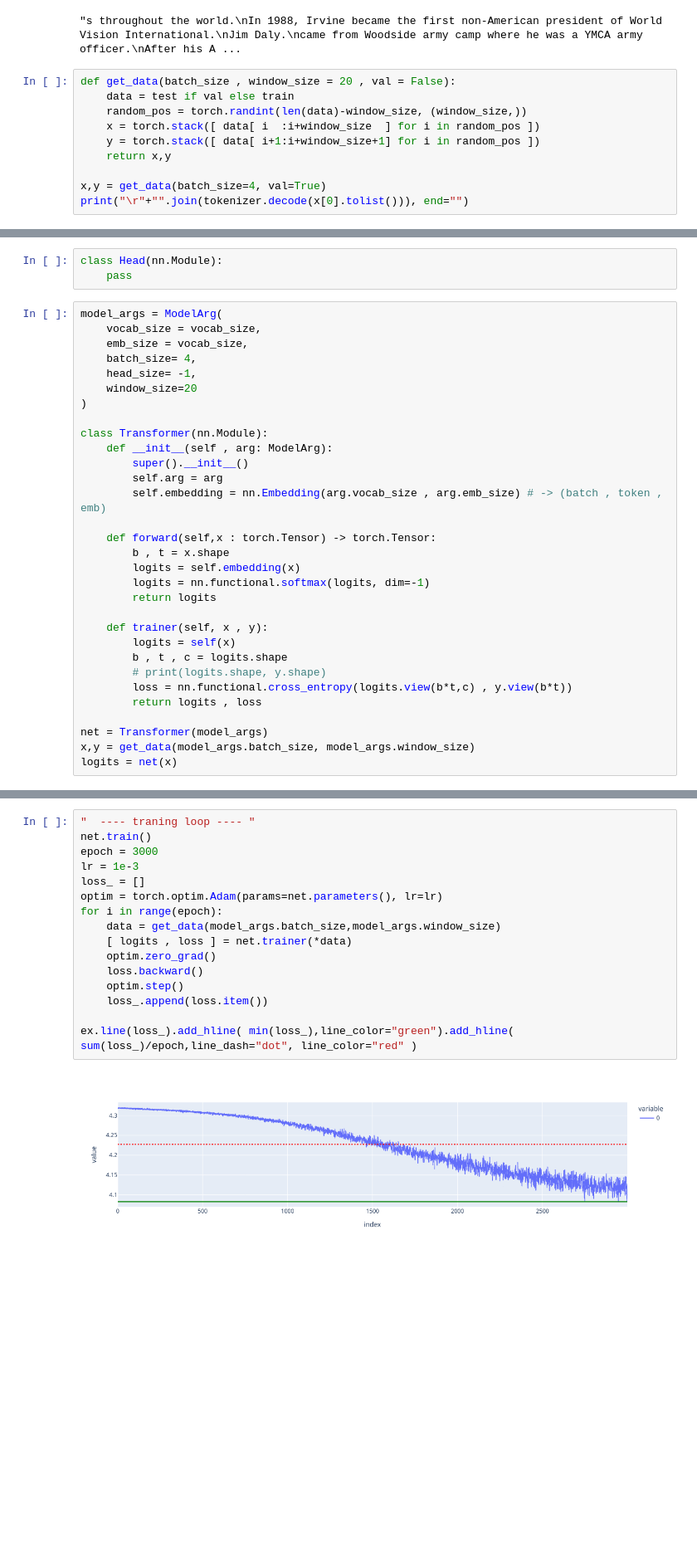
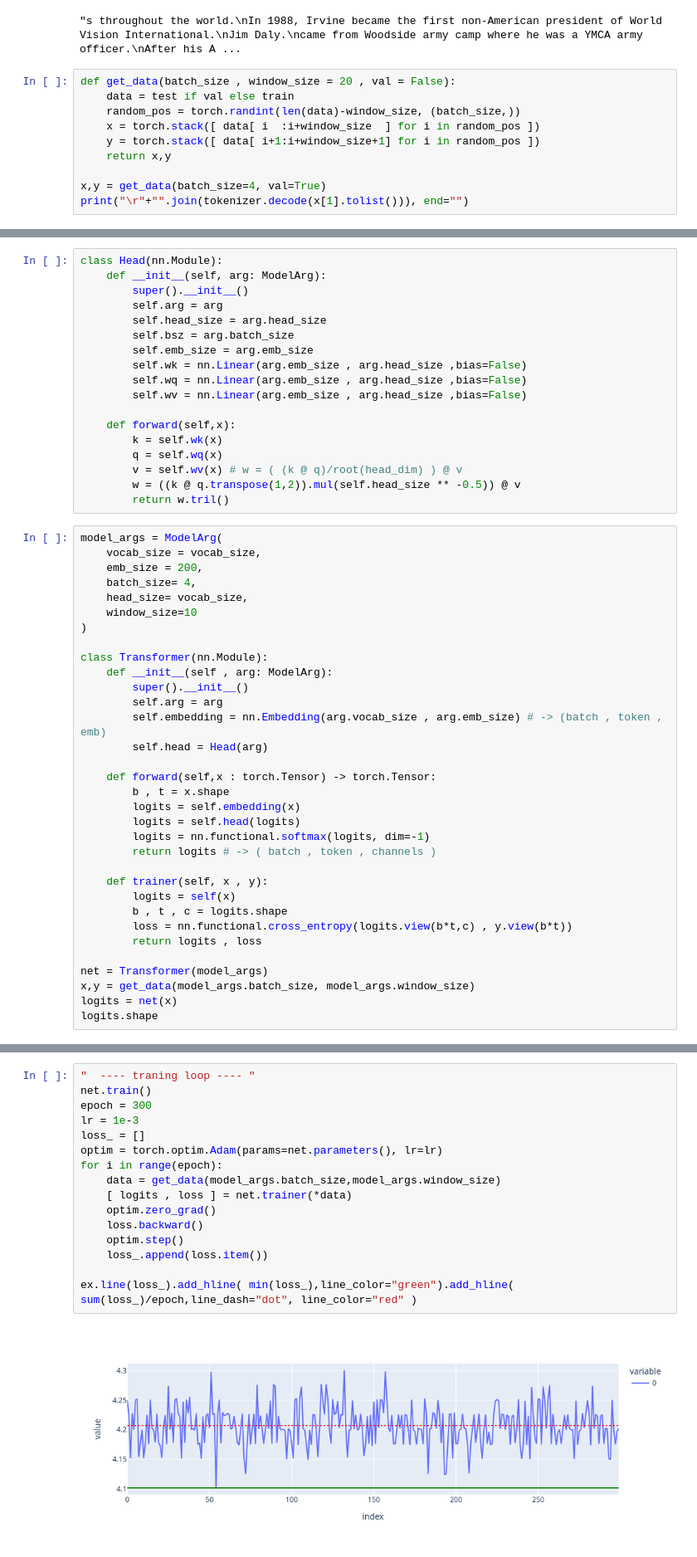
Before and after one commit to 0x1F8F/simple-llm, a Jupyter notebook: train2.ipynb, the cells around one changed output, grey strips where cells are left out. Shown at 83% size. Drawn from its saved outputs; the diff is of its cells as text; blank space fills up the shorter version.

Commit message:
add head

```diff
--- a/train2.ipynb
+++ b/train2.ipynb
@@ -31,11 +31,11 @@ test = data[split:]
 # %%
 def get_data(batch_size , window_size = 20 , val = False):
     data = test if val else train
-    random_pos = torch.randint(len(data)-window_size, (window_size,))
+    random_pos = torch.randint(len(data)-window_size, (batch_size,))
     x = torch.stack([ data[ i  :i+window_size  ] for i in random_pos ])
     y = torch.stack([ data[ i+1:i+window_size+1] for i in random_pos ])
     return x,y
 
 x,y = get_data(batch_size=4, val=True)
-print("\r"+"".join(tokenizer.decode(x[0].tolist())), end="")
+print("\r"+"".join(tokenizer.decode(x[1].tolist())), end="")
 # %% [output]
@@ -54,14 +53,29 @@ class ModelArg:
     batch_size: int = 32
 # %%
 class Head(nn.Module):
-    pass
+    def __init__(self, arg: ModelArg):
+        super().__init__()
+        self.arg = arg
+        self.head_size = arg.head_size
+        self.bsz = arg.batch_size
+        self.emb_size = arg.emb_size
+        self.wk = nn.Linear(arg.emb_size , arg.head_size ,bias=False)
+        self.wq = nn.Linear(arg.emb_size , arg.head_size ,bias=False)
+        self.wv = nn.Linear(arg.emb_size , arg.head_size ,bias=False)
+
+    def forward(self,x):
+        k = self.wk(x)
+        q = self.wq(x)
+        v = self.wv(x) # w = ( (k @ q)/root(head_dim) ) @ v
+        w = ((k @ q.transpose(1,2)).mul(self.head_size ** -0.5)) @ v
+        return w.tril()
 # %%
 model_args = ModelArg(
     vocab_size = vocab_size,
-    emb_size = vocab_size,
+    emb_size = 200,
     batch_size= 4,
-    head_size= -1,
-    window_size=20
+    head_size= vocab_size,
+    window_size=10
 )
 
 class Transformer(nn.Module):
@@ -69,20 +83,22 @@ class Transformer(nn.Module):
         super().__init__()
         self.arg = arg
         self.embedding = nn.Embedding(arg.vocab_size , arg.emb_size) # -> (batch , token , emb)
+        self.head = Head(arg)
 
     def forward(self,x : torch.Tensor) -> torch.Tensor:
         b , t = x.shape
         logits = self.embedding(x)
+        logits = self.head(logits)
         logits = nn.functional.softmax(logits, dim=-1)
-        return logits
+        return logits # -> ( batch , token , channels )
 
     def trainer(self, x , y):
         logits = self(x)
         b , t , c = logits.shape
-        # print(logits.shape, y.shape)
         loss = nn.functional.cross_entropy(logits.view(b*t,c) , y.view(b*t))
         return logits , loss
 
 net = Transformer(model_args)
 x,y = get_data(model_args.batch_size, model_args.window_size)
 logits = net(x)
+logits.shape
@@ -93,21 +107,21 @@ torch.Size([20, 20, 75])
 # %%
 "  ---- traning loop ---- "
 net.train()
-epoch = 3000
+epoch = 300
 lr = 1e-3
 loss_ = []
 optim = torch.optim.Adam(params=net.parameters(), lr=lr)
 for i in range(epoch):
     data = get_data(model_args.batch_size,model_args.window_size)
     [ logits , loss ] = net.trainer(*data)
     optim.zero_grad()
     loss.backward()
     optim.step()
     loss_.append(loss.item())
 
 ex.line(loss_).add_hline( min(loss_),line_color="green").add_hline( sum(loss_)/epoch,line_dash="dot", line_color="red" )
 # %% [output]
-[figure, old version]
+[figure, new version]
 # %%
 " ---- generate text ---- "
 net.eval()
```
Also changed, not shown: parts of 4 cells of this notebook, 2 other files.
